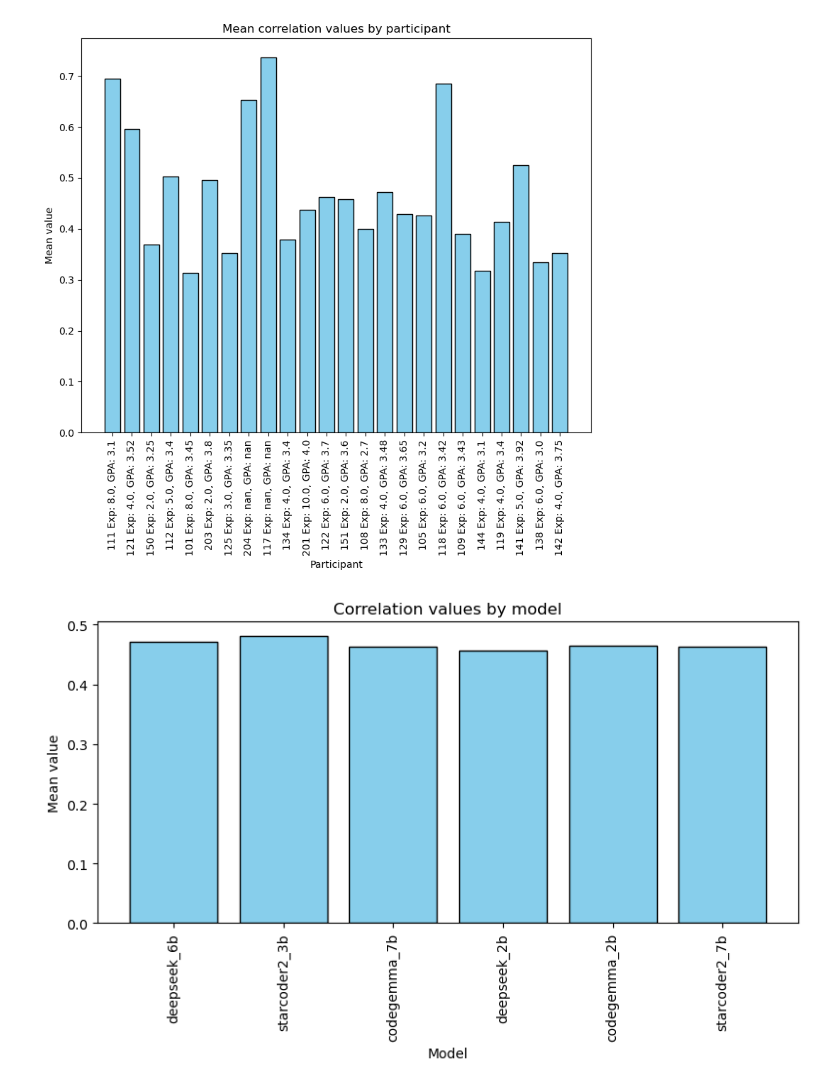
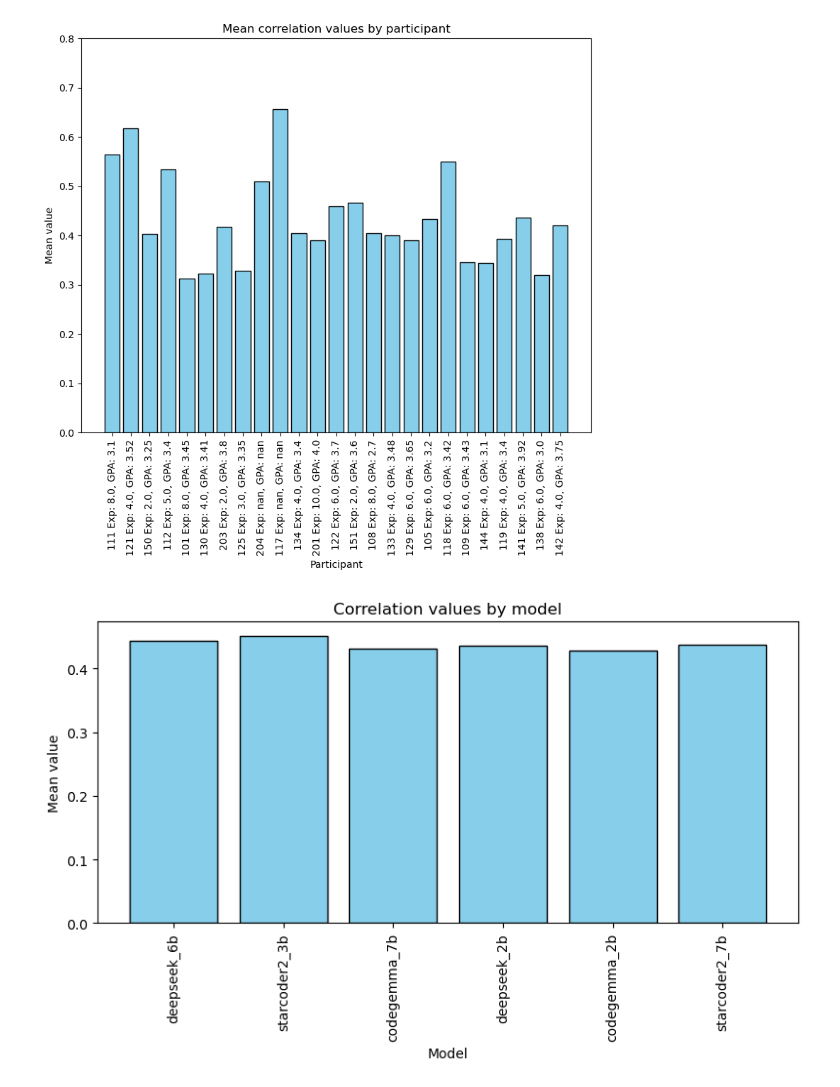
Before and after one commit to largehappygroup/fmri_model, a Jupyter notebook: analysis/fir/plotting_results.ipynb, the cells around one changed output. Saved outputs shown, nothing was run; the diff lists cells and outputs as text; code cells hidden in the pictures.

```diff
--- a/analysis/fir/plotting_results.ipynb
+++ b/analysis/fir/plotting_results.ipynb
@@ -73,8 +91,8 @@ task_performance = defaultdict(list)
 
 for person, taskModelLayerCorr in corr_means.items():
     for task, modelLayerCorr in taskModelLayerCorr.items():
-        if task == 'prose':
-            continue
+        # if task == 'prose':
+        #     continue
         for model,layerCorr in modelLayerCorr.items():
             for layer,corr in layerCorr.items():
                 val = top_means[person][task][model][layer]
@@ -94,34 +112,35 @@ for person, taskModelLayerCorr in corr_means.items():
 # RQ1 - how do correlation values relate to coding performance? Collect correlation values for each participant
 # can use demogrpahic data for code_correct, code_complete, Code_more_structured, Typing Constraints, Code_LR_Instinct_vs_Solved
 def participant_index(id):
     # idx = (np.where(demo_data['id'] == int(id)))[0]
     # print(id, idx)
     return (np.where(demo_data['id'] == int(id)))[0][0]
 
 # Compute means
 labels = list(participant_performance.keys())
 # Semesters experience and GPA
 labels = [f"{l} Exp: {demo_data.loc[participant_index(l), 'semesters_experience']}, GPA: {demo_data.loc[participant_index(l), 'GPA']}" for l in labels]
 
 # code correct and code complete
 # labels = [f"{l} Correct: {demo_data.loc[participant_index(l), 'code_correct']}, Complete: {demo_data.loc[participant_index(l), 'code_complete']}" for l in labels]
 
 # code more structured, typing constraints, instinct vs solved
 # labels = [f"{l} Structured: {demo_data.loc[participant_index(l), 'Code_more_structured']}, Typing Trouble: {demo_data.loc[participant_index(l), 'Typing Constraints']}, Solved {demo_data.loc[participant_index(l), 'Code_LR_Instinct_vs_Solved']}" for l in labels]
 
 means = [np.mean(v) for v in participant_performance.values()]
 
 # Plot
 plt.figure(figsize=(8,8))
 plt.bar(labels, means, color='skyblue', edgecolor='black')
 plt.ylabel("Mean value")
 plt.xlabel("Participant")
 plt.xticks(rotation=90)
+plt.ylim([0.0, 0.8])
 plt.title("Mean correlation values by participant")
 plt.tight_layout()
 plt.show()
 # %% [output]
-[figure, old version]
+[figure, new version]
 # %%
 # RQ3 - how do the different models relate to ridge regression performance? Collect correlation values for each model
 
@@ -140,7 +159,7 @@ plt.title("Correlation values by model")
 plt.tight_layout()
 plt.show()
 # %% [output]
-[figure, old version]
+[figure, new version]
 # %%
 # RQ4 - how do the tasks compare to one another? Collect correlation values for the two tasks
 
```
Also changed, not shown: parts of 11 cells of this notebook.
